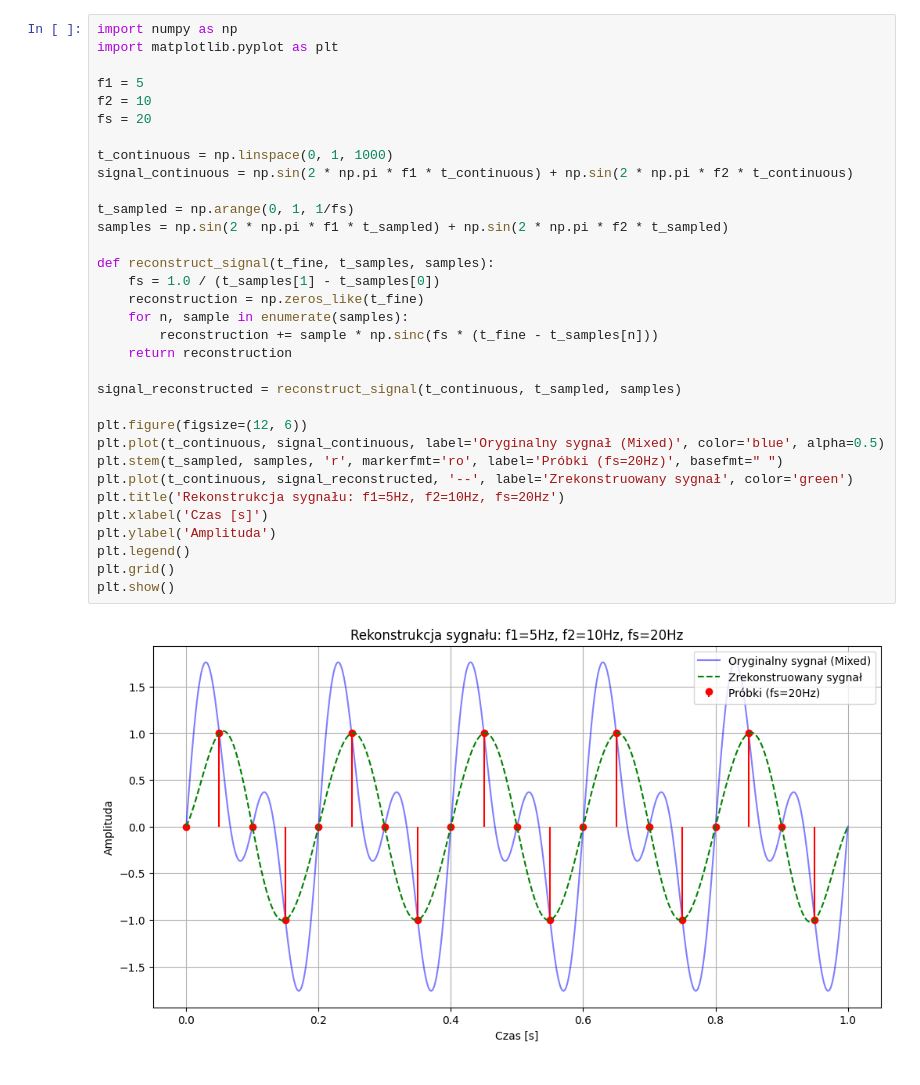
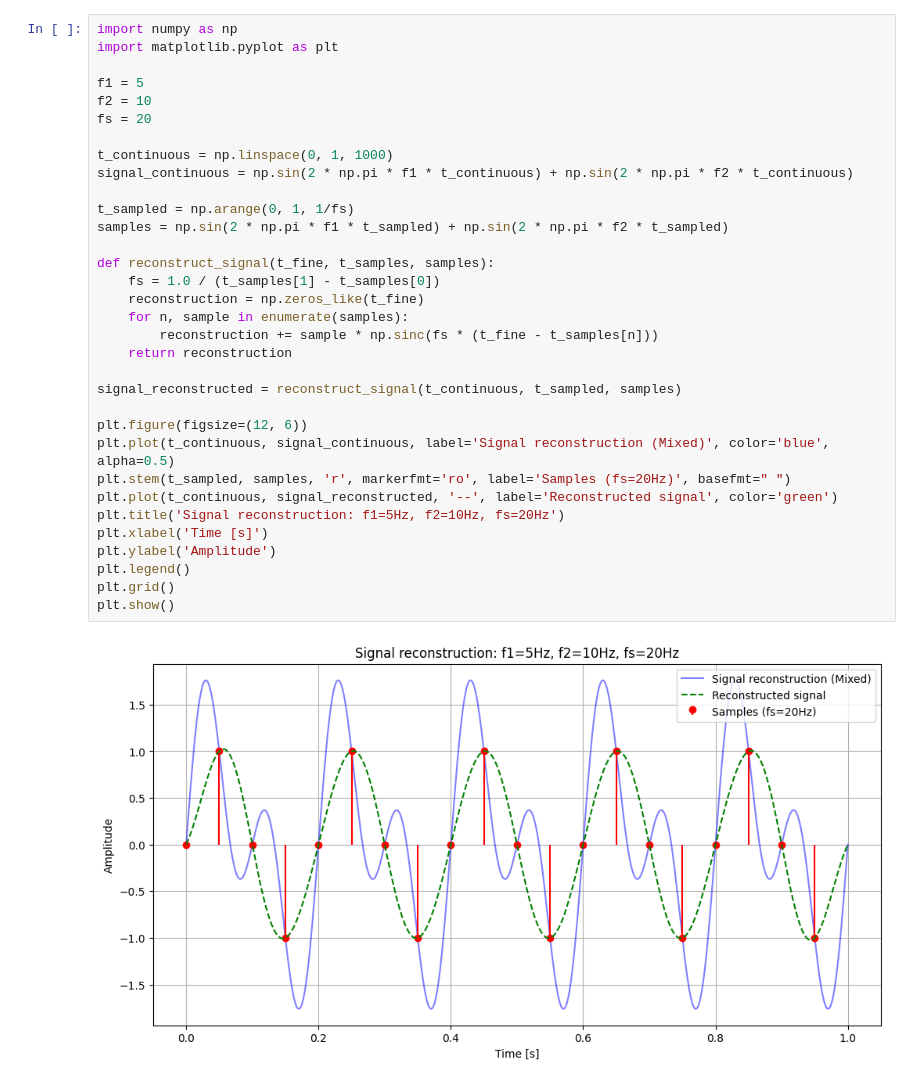
Before and after one commit to mzolneczko/DSP_lab4_20251220, a Jupyter notebook: DSP_lab4.ipynb, the cells around one changed output. Drawn from its saved outputs; the diff is of its cells as text.

```diff
--- a/DSP_lab4.ipynb
+++ b/DSP_lab4.ipynb
@@ -3,38 +3,38 @@
 # %%
 import numpy as np
 import matplotlib.pyplot as plt
 
 f1 = 5
 f2 = 10
 fs = 20
 
 t_continuous = np.linspace(0, 1, 1000)
 signal_continuous = np.sin(2 * np.pi * f1 * t_continuous) + np.sin(2 * np.pi * f2 * t_continuous)
 
 t_sampled = np.arange(0, 1, 1/fs)
 samples = np.sin(2 * np.pi * f1 * t_sampled) + np.sin(2 * np.pi * f2 * t_sampled)
 
 def reconstruct_signal(t_fine, t_samples, samples):
     fs = 1.0 / (t_samples[1] - t_samples[0])
     reconstruction = np.zeros_like(t_fine)
     for n, sample in enumerate(samples):
         reconstruction += sample * np.sinc(fs * (t_fine - t_samples[n]))
     return reconstruction
 
 signal_reconstructed = reconstruct_signal(t_continuous, t_sampled, samples)
 
 plt.figure(figsize=(12, 6))
-plt.plot(t_continuous, signal_continuous, label='Oryginalny sygnał (Mixed)', color='blue', alpha=0.5)
-plt.stem(t_sampled, samples, 'r', markerfmt='ro', label='Próbki (fs=20Hz)', basefmt=" ")
-plt.plot(t_continuous, signal_reconstructed, '--', label='Zrekonstruowany sygnał', color='green')
-plt.title('Rekonstrukcja sygnału: f1=5Hz, f2=10Hz, fs=20Hz')
-plt.xlabel('Czas [s]')
-plt.ylabel('Amplituda')
+plt.plot(t_continuous, signal_continuous, label='Signal reconstruction (Mixed)', color='blue', alpha=0.5)
+plt.stem(t_sampled, samples, 'r', markerfmt='ro', label='Samples (fs=20Hz)', basefmt=" ")
+plt.plot(t_continuous, signal_reconstructed, '--', label='Reconstructed signal', color='green')
+plt.title('Signal reconstruction: f1=5Hz, f2=10Hz, fs=20Hz')
+plt.xlabel('Time [s]')
+plt.ylabel('Amplitude')
 plt.legend()
 plt.grid()
 plt.show()
 # %% [output]
-[figure, old version]
+[figure, new version]
 # %%
 import numpy as np
 from scipy.fftpack import dct, idct
```
Also changed, not shown: parts of 1 cell of this notebook.
